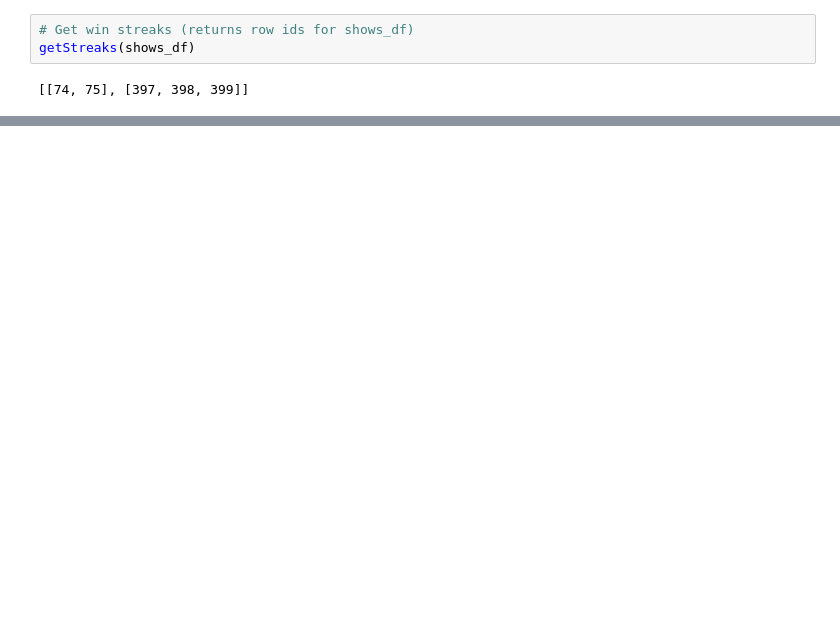
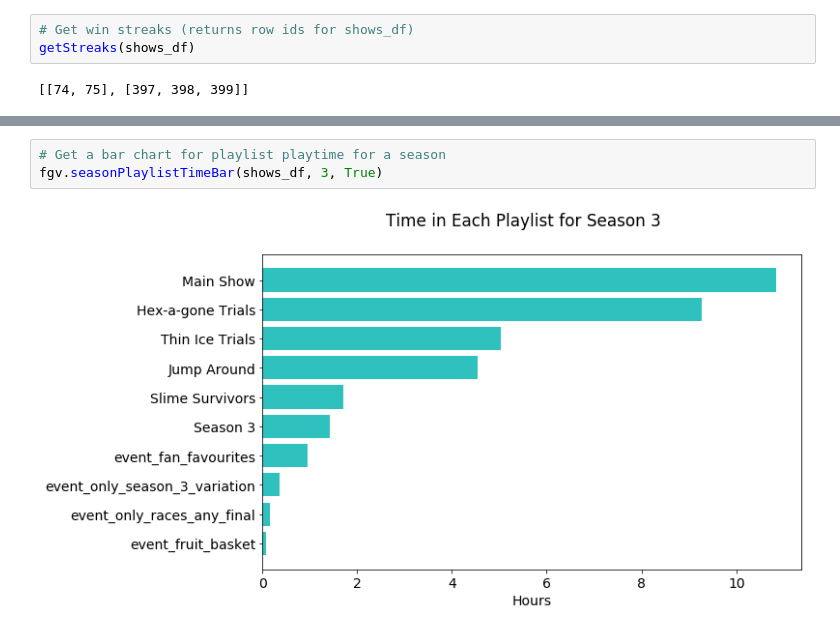
Before and after one commit to jvmohr/FallGuysCharts, a Jupyter notebook: Fall Guys Data Exploration.ipynb, the cells around one changed output, grey strips where cells are left out. Saved outputs shown, nothing was run; the diff lists cells and outputs as text; blank space fills up the shorter version.

```diff
--- a/Fall Guys Data Exploration.ipynb
+++ b/Fall Guys Data Exploration.ipynb
@@ -293,0 +312,5 @@ for special_show in special_shows:
+# %%
+# Get a bar chart for playlist playtime for a season
+fgv.seasonPlaylistTimeBar(shows_df, 3, True)
+# %% [output]
+[figure, added]
```
Also changed, not shown: parts of 31 cells of this notebook, 5 other files.
